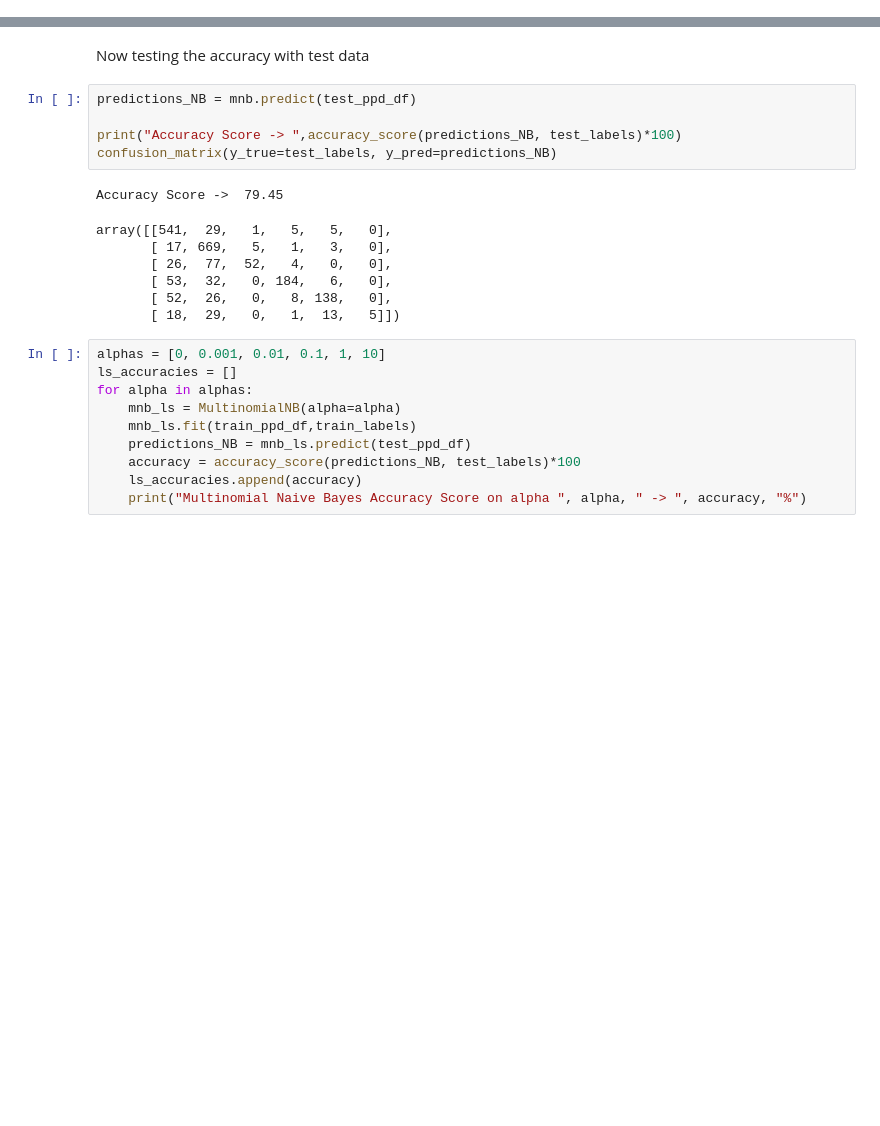
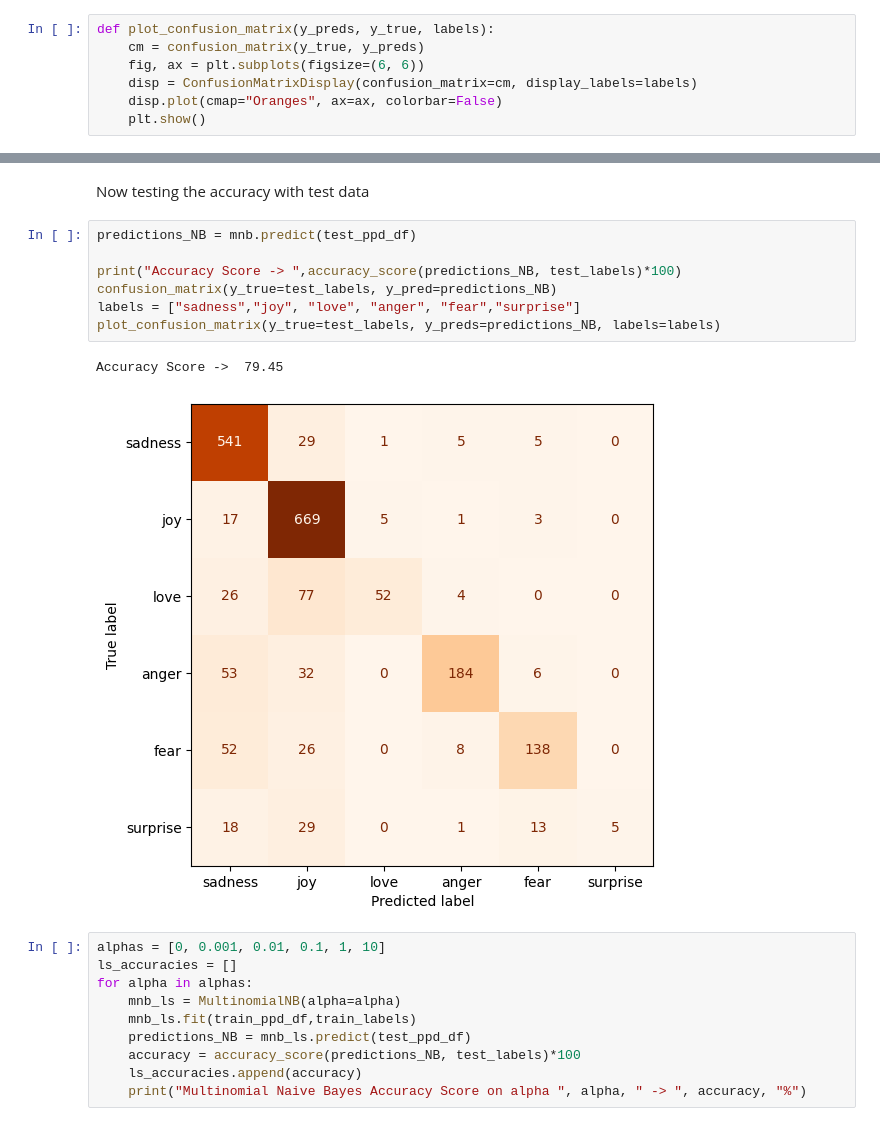
Before and after one commit to YarenDurgun/emotion-analysis, a Jupyter notebook: multinomial-naive-bayes/mnb.ipynb, the cells around one changed output, grey strips where cells are left out. Saved outputs shown, nothing was run; the diff lists cells and outputs as text; blank space fills up the shorter version.

```diff
--- a/multinomial-naive-bayes/mnb.ipynb
+++ b/multinomial-naive-bayes/mnb.ipynb
@@ -117,6 +117,13 @@ display(test_ppd_df)
 train_labels = np.array(train_df['label'])
 val_labels = np.array(val_df['label'])
 test_labels = np.array(test_df['label'])
+# %%
+def plot_confusion_matrix(y_preds, y_true, labels):
+    cm = confusion_matrix(y_true, y_preds)
+    fig, ax = plt.subplots(figsize=(6, 6))
+    disp = ConfusionMatrixDisplay(confusion_matrix=cm, display_labels=labels)
+    disp.plot(cmap="Oranges", ax=ax, colorbar=False)
+    plt.show()
 # %% [markdown]
 Now training our model with Multinomial Naive Bayes and testing the accuracy with validation data
 # %%
@@ -139,16 +146,13 @@ Now testing the accuracy with test data
 # %%
 predictions_NB = mnb.predict(test_ppd_df)
 
 print("Accuracy Score -> ",accuracy_score(predictions_NB, test_labels)*100)
 confusion_matrix(y_true=test_labels, y_pred=predictions_NB)
+labels = ["sadness","joy", "love", "anger", "fear","surprise"]
+plot_confusion_matrix(y_true=test_labels, y_preds=predictions_NB, labels=labels)
 # %% [output]
 Accuracy Score ->  79.45
-array([[541,  29,   1,   5,   5,   0],
-       [ 17, 669,   5,   1,   3,   0],
-       [ 26,  77,  52,   4,   0,   0],
-       [ 53,  32,   0, 184,   6,   0],
-       [ 52,  26,   0,   8, 138,   0],
-       [ 18,  29,   0,   1,  13,   5]])
+[figure, added]
 # %%
 alphas = [0, 0.001, 0.01, 0.1, 1, 10]
 ls_accuracies = []
```
Also changed, not shown: parts of 1 cell of this notebook, 1 other file.
